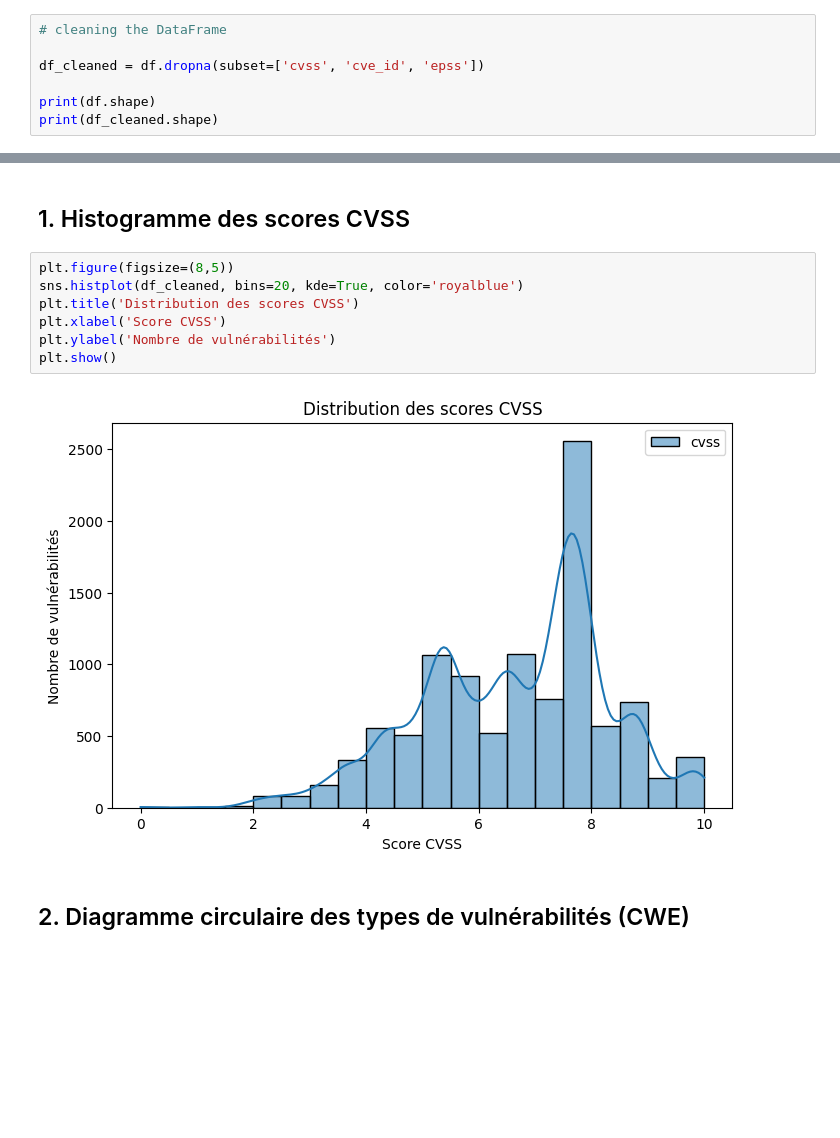
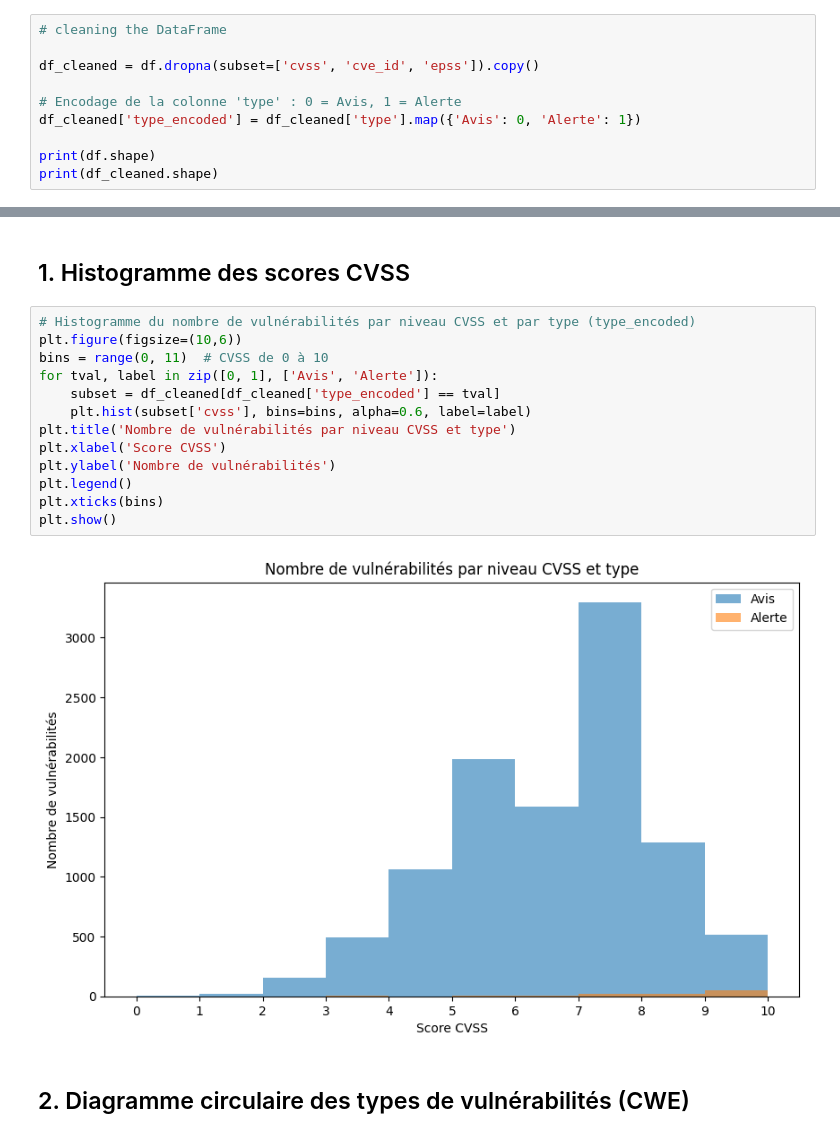
Before and after one commit to 3arly1/projet-mastercamp-data, a Jupyter notebook: mastercamp.ipynb, the cells around one changed output, grey strips where cells are left out. Drawn from its saved outputs; the diff is of its cells as text; blank space fills up the shorter version.

```diff
--- a/mastercamp.ipynb
+++ b/mastercamp.ipynb
@@ -305,7 +305,10 @@ df.head(5)
 # %%
 # cleaning the DataFrame
 
-df_cleaned = df.dropna(subset=['cvss', 'cve_id', 'epss'])
+df_cleaned = df.dropna(subset=['cvss', 'cve_id', 'epss']).copy()
+
+# Encodage de la colonne 'type' : 0 = Avis, 1 = Alerte
+df_cleaned['type_encoded'] = df_cleaned['type'].map({'Avis': 0, 'Alerte': 1})
 
 print(df.shape)
 print(df_cleaned.shape)
@@ -324,14 +329,20 @@ df_cleaned.head()
 # %% [markdown]
 ## 1. Histogramme des scores CVSS
 # %%
-plt.figure(figsize=(8,5))
-sns.histplot(df_cleaned, bins=20, kde=True, color='royalblue')
-plt.title('Distribution des scores CVSS')
+# Histogramme du nombre de vulnérabilités par niveau CVSS et par type (type_encoded)
+plt.figure(figsize=(10,6))
+bins = range(0, 11)  # CVSS de 0 à 10
+for tval, label in zip([0, 1], ['Avis', 'Alerte']):
+    subset = df_cleaned[df_cleaned['type_encoded'] == tval]
+    plt.hist(subset['cvss'], bins=bins, alpha=0.6, label=label)
+plt.title('Nombre de vulnérabilités par niveau CVSS et type')
 plt.xlabel('Score CVSS')
 plt.ylabel('Nombre de vulnérabilités')
+plt.legend()
+plt.xticks(bins)
 plt.show()
 # %% [output]
-[figure, old version]
+[figure, new version]
 # %% [markdown]
 ## 2. Diagramme circulaire des types de vulnérabilités (CWE)
 # %%
```
Also changed, not shown: parts of 10 cells of this notebook.
